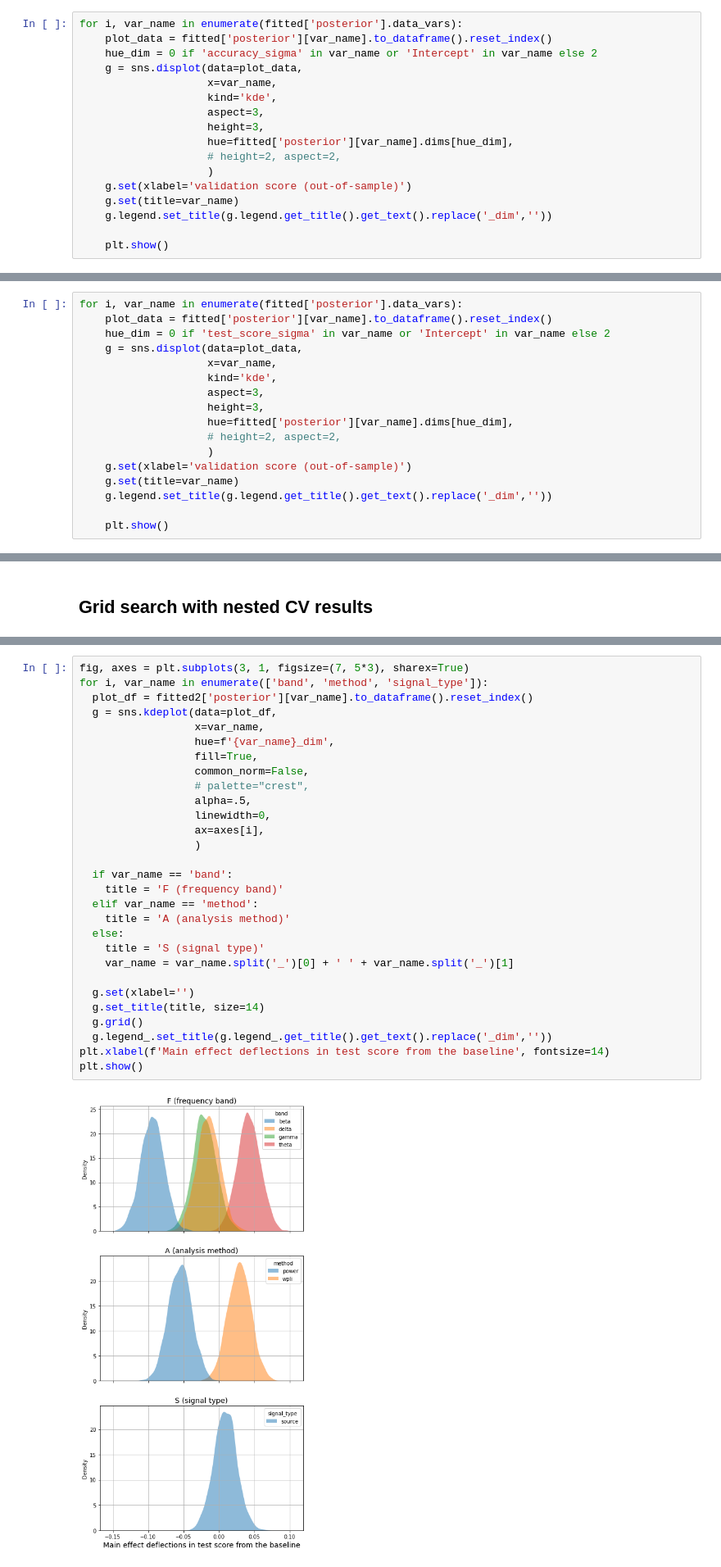
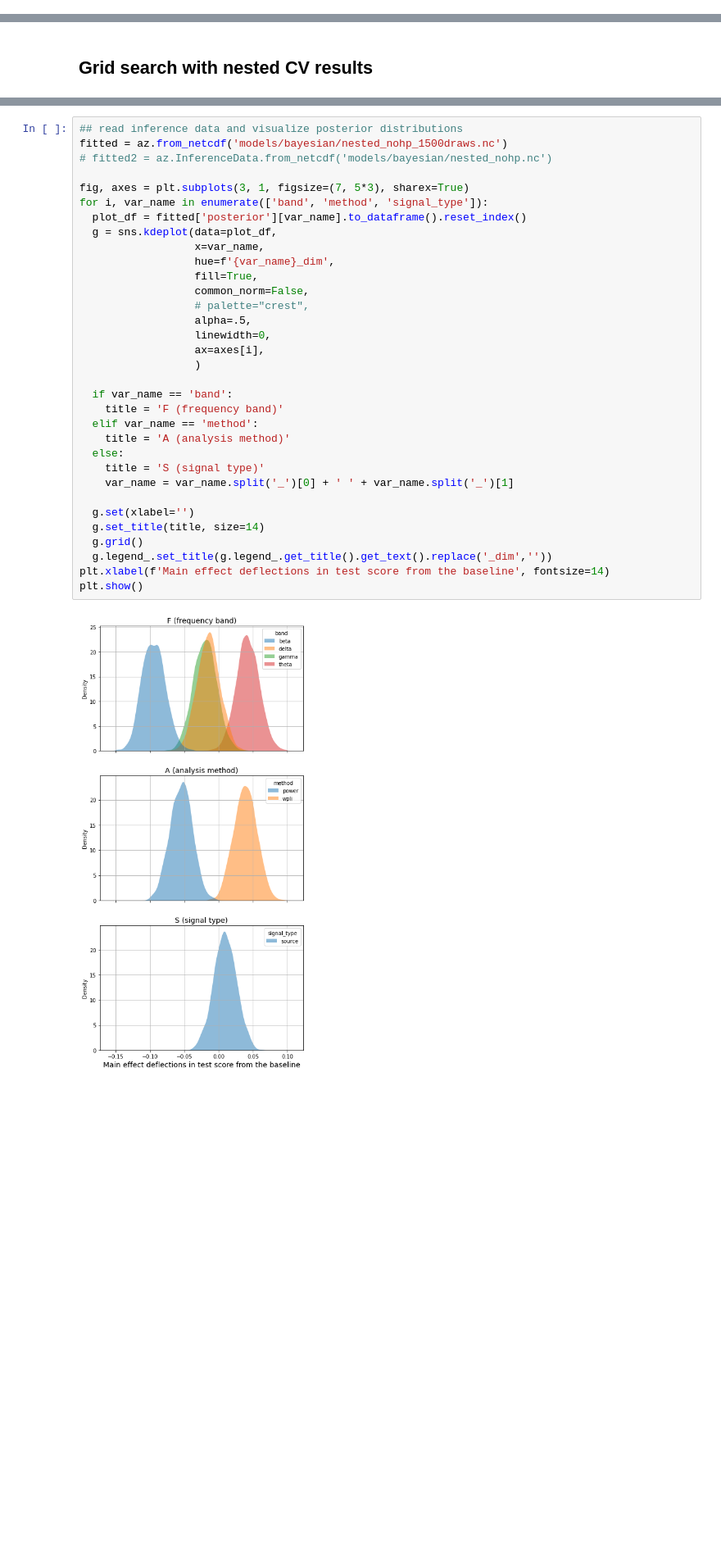
Before and after one commit to sycomix/SuggNet, a Jupyter notebook: notebooks/4 Model Comparision.ipynb, the cells around one changed output, grey strips where cells are left out. Shown at 82% size. Cells and saved outputs as stored; diff of their text form; blank space fills up the shorter version.

```diff
--- a/notebooks/4 Model Comparision.ipynb
+++ b/notebooks/4 Model Comparision.ipynb
@@ -58,17 +56,0 @@ fitted = model.fit(tune=500, draws=2000, chains=2)
-# %%
-for i, var_name in enumerate(fitted['posterior'].data_vars):
-    plot_data = fitted['posterior'][var_name].to_dataframe().reset_index()
-    hue_dim = 0 if 'accuracy_sigma' in var_name or 'Intercept' in var_name else 2
-    g = sns.displot(data=plot_data,
-                    x=var_name,
-                    kind='kde',
-                    aspect=3,
-                    height=3,
-                    hue=fitted['posterior'][var_name].dims[hue_dim],
-                    # height=2, aspect=2,
-                    )
-    g.set(xlabel='validation score (out-of-sample)')
-    g.set(title=var_name)
-    g.legend.set_title(g.legend.get_title().get_text().replace('_dim',''))
-
-    plt.show()
@@ -105,20 +77,3 @@ for i, var_name in enumerate(fitted['posterior'].data_vars):
 [figure]
 [figure]
 [figure]
-# %%
-for i, var_name in enumerate(fitted['posterior'].data_vars):
-    plot_data = fitted['posterior'][var_name].to_dataframe().reset_index()
-    hue_dim = 0 if 'test_score_sigma' in var_name or 'Intercept' in var_name else 2
-    g = sns.displot(data=plot_data,
-                    x=var_name,
-                    kind='kde',
-                    aspect=3,
-                    height=3,
-                    hue=fitted['posterior'][var_name].dims[hue_dim],
-                    # height=2, aspect=2,
-                    )
-    g.set(xlabel='validation score (out-of-sample)')
-    g.set(title=var_name)
-    g.legend.set_title(g.legend.get_title().get_text().replace('_dim',''))
-
-    plt.show()
@@ -189,31 +128,35 @@ df.to_excel('data/inference_data/summary_table-nested_nohp.xlsx')
 # %%
+## read inference data and visualize posterior distributions
+fitted = az.from_netcdf('models/bayesian/nested_nohp_1500draws.nc')
+# fitted2 = az.InferenceData.from_netcdf('models/bayesian/nested_nohp.nc')
+
 fig, axes = plt.subplots(3, 1, figsize=(7, 5*3), sharex=True)
 for i, var_name in enumerate(['band', 'method', 'signal_type']):
-  plot_df = fitted2['posterior'][var_name].to_dataframe().reset_index()
+  plot_df = fitted['posterior'][var_name].to_dataframe().reset_index()
   g = sns.kdeplot(data=plot_df,
                   x=var_name,
                   hue=f'{var_name}_dim',
                   fill=True,
                   common_norm=False,
                   # palette="crest",
                   alpha=.5,
                   linewidth=0,
                   ax=axes[i],
                   )
 
   if var_name == 'band':
     title = 'F (frequency band)'
   elif var_name == 'method':
     title = 'A (analysis method)'
   else:
     title = 'S (signal type)'
     var_name = var_name.split('_')[0] + ' ' + var_name.split('_')[1]
 
   g.set(xlabel='')
   g.set_title(title, size=14)
   g.grid()
   g.legend_.set_title(g.legend_.get_title().get_text().replace('_dim',''))
 plt.xlabel(f'Main effect deflections in test score from the baseline', fontsize=14)
 plt.show()
 # %% [output]
-[figure, old version]
+[figure, new version]
```
Also changed, not shown: parts of 7 cells of this notebook.
